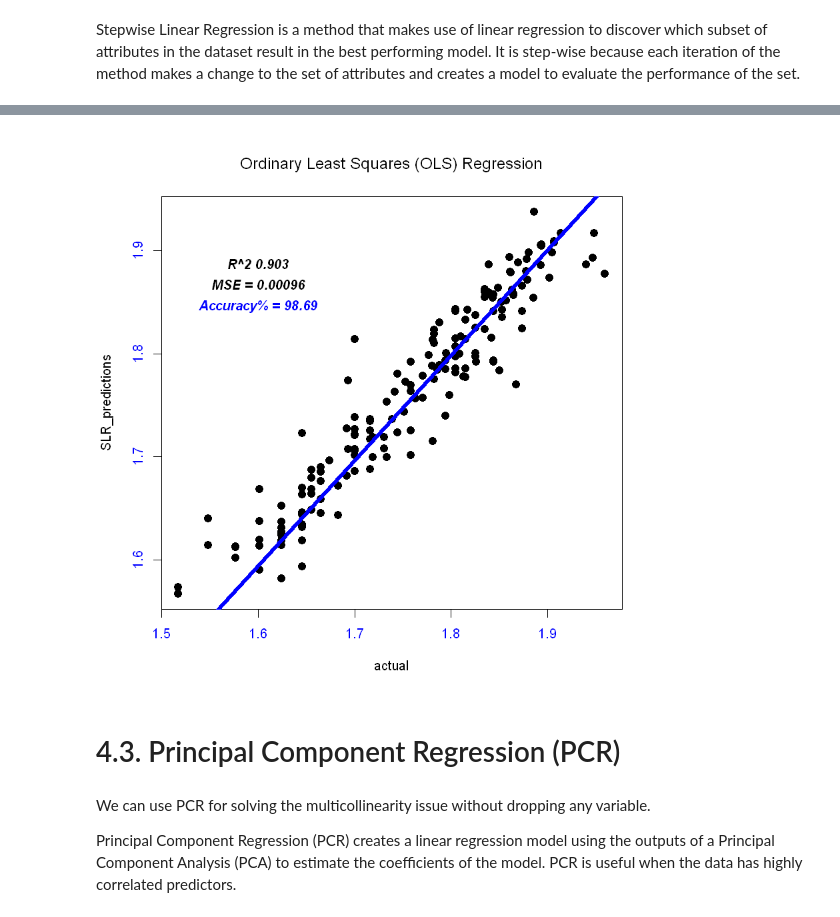
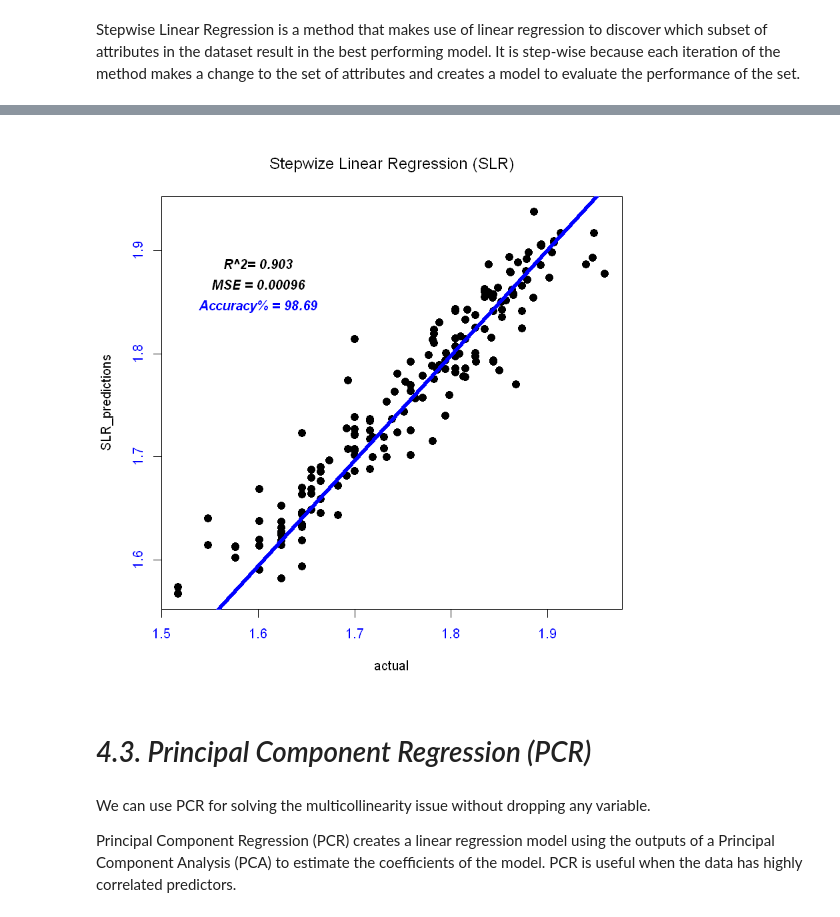
Before and after one commit to ahmtkaya/ahmtkaya.github.io, a Jupyter notebook: Prediction_auto_mpg.ipynb, the cells around one changed output, grey strips where cells are left out. Drawn from its saved outputs; the diff is of its cells as text; code cells hidden in the pictures.

```diff
--- a/Prediction_auto_mpg.ipynb
+++ b/Prediction_auto_mpg.ipynb
@@ -297,15 +285,15 @@ ytraining$mpg ~ cylinders + displacement + horsepower + weight +
 - model_year    1  0.177536 0.43615 -1388.1
 # %%
 plot(compare, col="black",cex=2, col.axis='blue', pch=20, main = substitute(
-    paste("Ordinary Least Squares (OLS) Regression")))
+    paste("Stepwize Linear Regression (SLR)")))
 abline(lm(compare$actual ~ compare$SLR_predictions), col="blue", lwd = 5)
-text(x=1.6, y=1.9, labels = paste('R^2', round(R2, 3)), pos = 1, font = 4, col='black')
+text(x=1.6, y=1.9, labels = paste('R^2=', round(R2, 3)), pos = 1, font = 4, col='black')
 text(x=1.6, y=1.88, labels = paste("MSE =", round(SLR_mse, 5)), pos = 1, font = 4, col='black')
 text(x=1.6, y=1.86, labels = paste("Accuracy% =", SLR_accuracy), pos = 1, font = 4, col='blue')
 # %% [output]
-[figure, old version]
+[figure, new version]
 # %% [markdown]
-# 4.3. Principal Component Regression (PCR)
+# *4.3. Principal Component Regression (PCR)*
 # %% [markdown]
 We can use PCR for solving the multicollinearity issue without dropping any variable.
 
```
Also changed, not shown: parts of 32 cells of this notebook.
